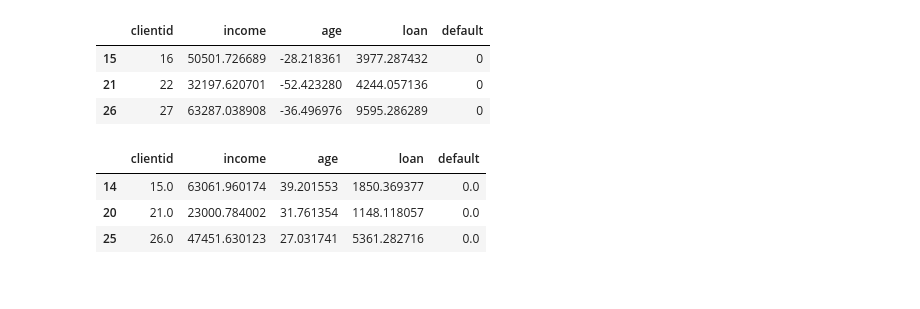
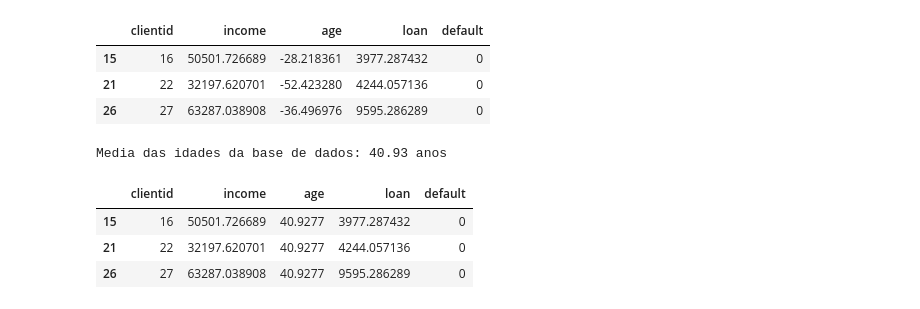
Before and after one commit to VictorSayoan/Machine_Learning, a Jupyter notebook: Analysis_Project/Analyses_Project_Credit/Analyse_Base_Credict.ipynb, the cells around one changed output. Cells and saved outputs as stored; diff of their text form; code cells hidden in the pictures.

```diff
--- a/Analysis_Project/Analyses_Project_Credit/Analyse_Base_Credict.ipynb
+++ b/Analysis_Project/Analyses_Project_Credit/Analyse_Base_Credict.ipynb
@@ -64,13 +64,15 @@ Base_Credit.loc[Base_Credit['age'] < 0]
 # %%
 # média das idades com valores maiores que 0:
 Media_Idade = Base_Credit['age'][Base_Credit['age'] > 0].mean()
+print(f'Media das idades da base de dados: {round(Media_Idade, 2)} anos')
+# %% [output]
+Media das idades da base de dados: 40.93 anos
 # %%
-# Tratamento de valores faltantes:
-Base_Credit.loc[Base_Credit['age'] < 0] = Media_Idade
-
-Base_Credit.loc[Base_Credit['clientid'].isin([15, 21, 26])]
+# Tratamento de valores inconsistentes:
+Base_Credit.loc[Base_Credit['age'] < 0, 'age'] = Media_Idade
+Base_Credit.loc[Base_Credit['clientid'].isin([16, 22, 27])]
 # %% [output]
 |  | clientid | income | age | loan | default |
-| 14 | 15.0 | 63061.960174 | 39.201553 | 1850.369377 | 0.0 |
-| 20 | 21.0 | 23000.784002 | 31.761354 | 1148.118057 | 0.0 |
-| 25 | 26.0 | 47451.630123 | 27.031741 | 5361.282716 | 0.0 |
+| 15 | 16 | 50501.726689 | 40.9277 | 3977.287432 | 0 |
+| 21 | 22 | 32197.620701 | 40.9277 | 4244.057136 | 0 |
+| 26 | 27 | 63287.038908 | 40.9277 | 9595.286289 | 0 |
```
Also changed, not shown: parts of 1 cell of this notebook.
